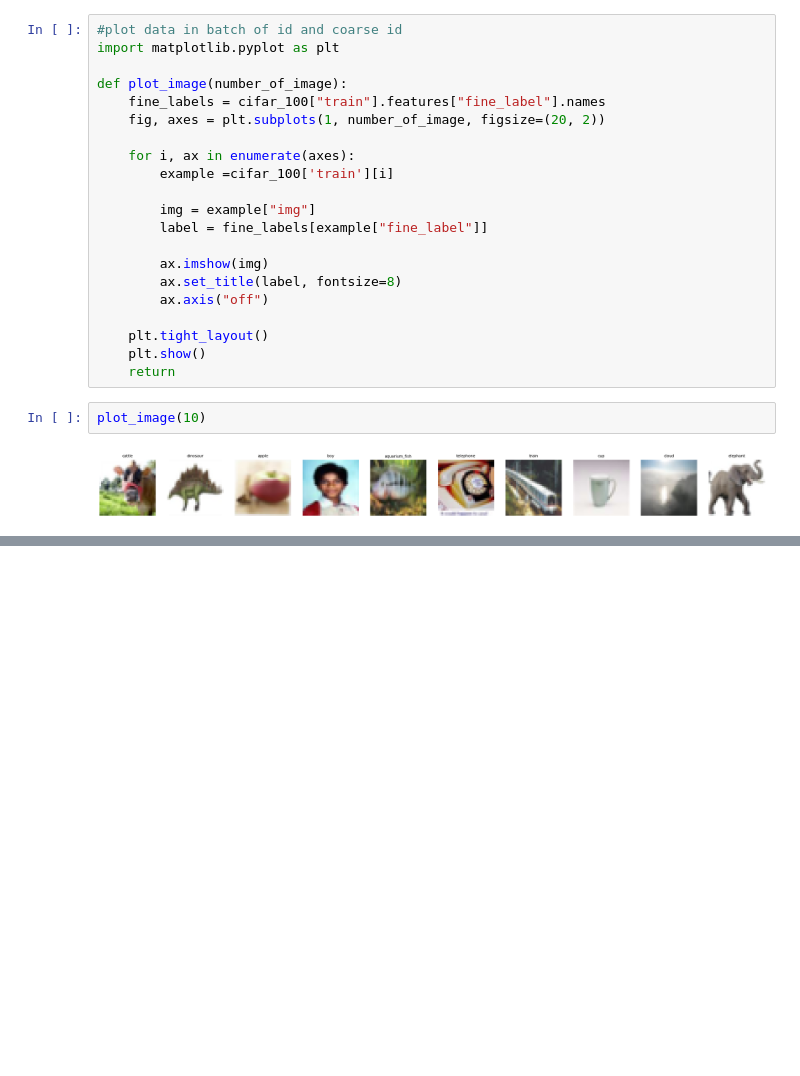
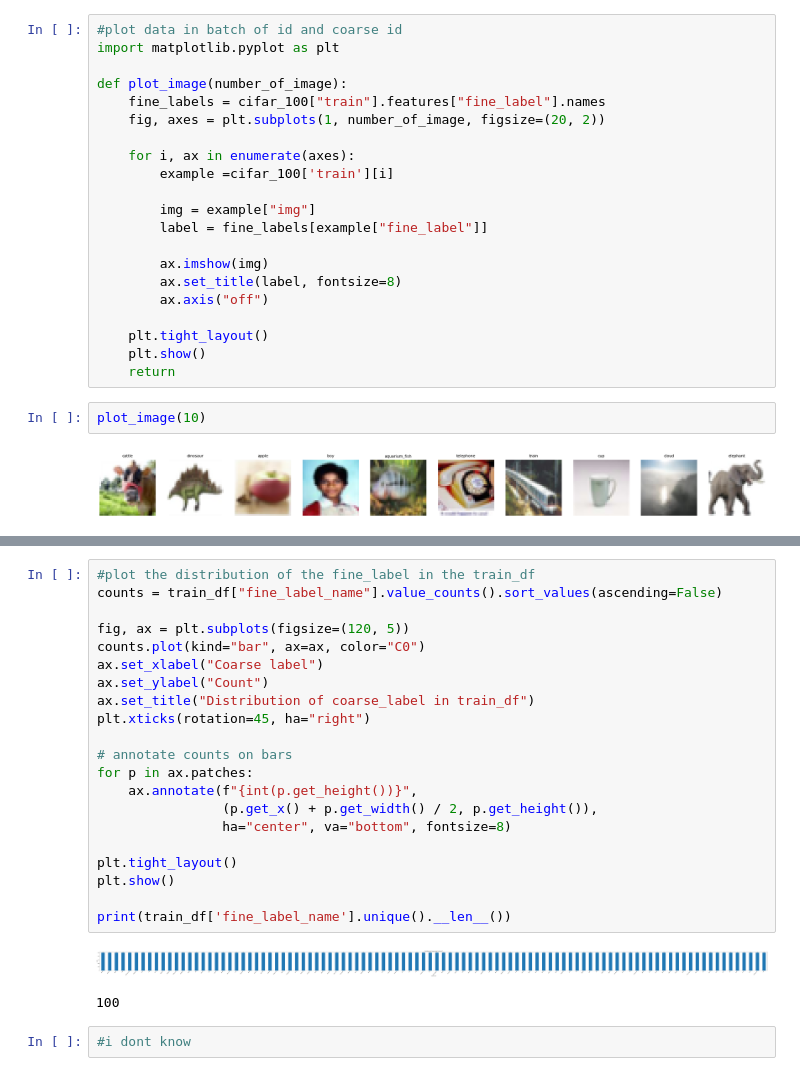
Before and after one commit to KongPleiku/Image-Generation-model, a Jupyter notebook: EDA.ipynb, the cells around one changed output, grey strips where cells are left out. Cells and saved outputs as stored; diff of their text form; blank space fills up the shorter version.

```diff
--- a/EDA.ipynb
+++ b/EDA.ipynb
@@ -208,0 +263,26 @@ plot_image(10)
+# %%
+#plot the distribution of the fine_label in the train_df
+counts = train_df["fine_label_name"].value_counts().sort_values(ascending=False)
+
+fig, ax = plt.subplots(figsize=(120, 5))
+counts.plot(kind="bar", ax=ax, color="C0")
+ax.set_xlabel("Coarse label")
+ax.set_ylabel("Count")
+ax.set_title("Distribution of coarse_label in train_df")
+plt.xticks(rotation=45, ha="right")
+
+# annotate counts on bars
+for p in ax.patches:
+    ax.annotate(f"{int(p.get_height())}",
+                (p.get_x() + p.get_width() / 2, p.get_height()),
+                ha="center", va="bottom", fontsize=8)
+
+plt.tight_layout()
+plt.show()
+
+print(train_df['fine_label_name'].unique().__len__())
+# %% [output]
+[figure, added]
+100
+# %%
+#i dont know
```
Also changed, not shown: parts of 4 cells of this notebook.
